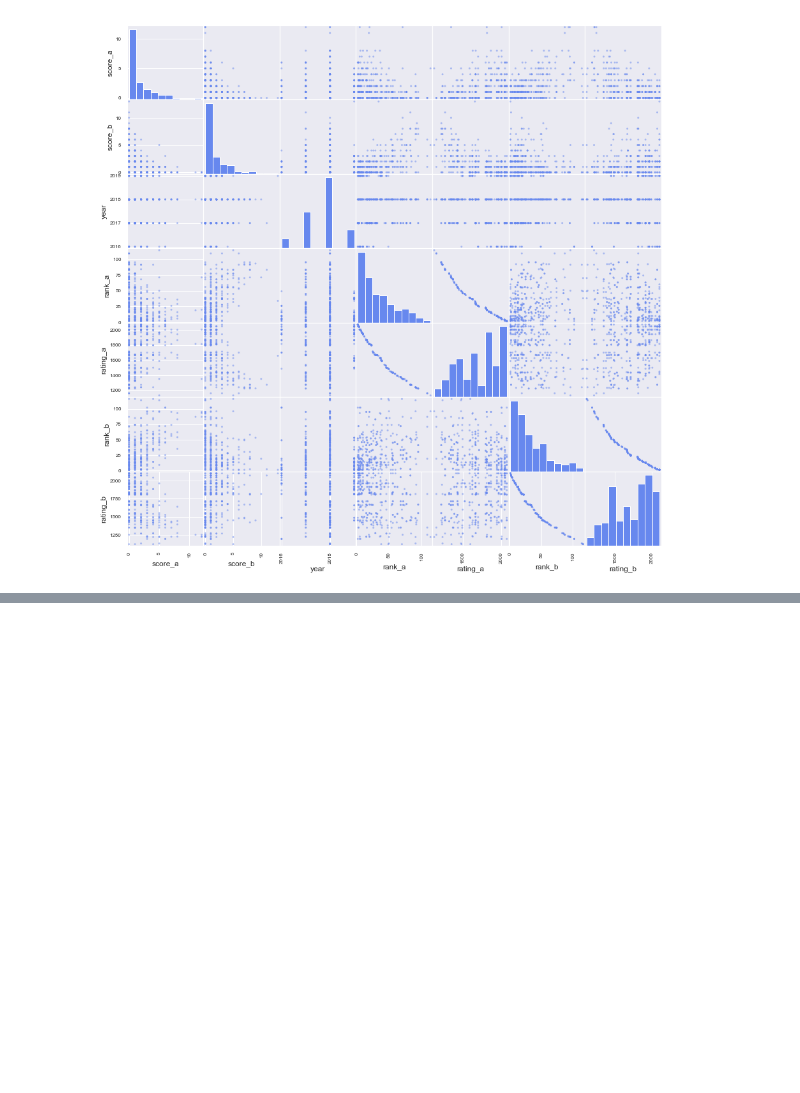
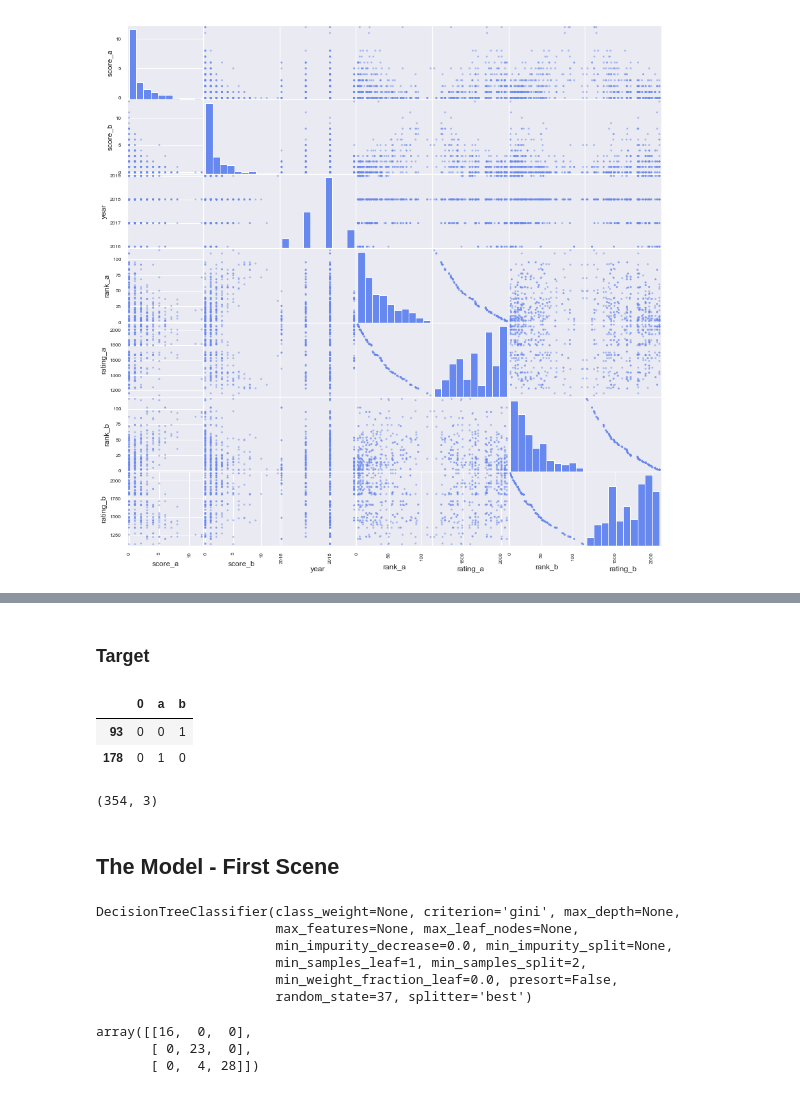
Before and after one commit to BAlmeidaS/women-world-cup-predictor, a Jupyter notebook: women_world_cup_predictor.ipynb, the cells around one changed output, grey strips where cells are left out. Cells and saved outputs as stored; diff of their text form; code cells hidden in the pictures; blank space fills up the shorter version.

```diff
--- a/women_world_cup_predictor.ipynb
+++ b/women_world_cup_predictor.ipynb
@@ -130,0 +222,14 @@ There are some correlations between scores of A and rating_a
+# %% [markdown]
+### Target
+# %%
+y_dummy = pd.get_dummies(y_raw)
+
+display(y_dummy.sample(2, random_state=43))
+display(y_dummy.shape)
+# %% [output]
+|  | 0 | a | b |
+| 93 | 0 | 0 | 1 |
+| 178 | 0 | 1 | 0 |
+(354, 3)
+# %% [markdown]
+## The Model - First Scene
@@ -130,0 +240,12 @@ There are some correlations between scores of A and rating_a
+# %%
+from sklearn.tree import DecisionTreeClassifier
+
+dt = DecisionTreeClassifier(random_state=37)
+dt.fit(X_train, y_train)
+# %% [output]
+DecisionTreeClassifier(class_weight=None, criterion='gini', max_depth=None,
+                       max_features=None, max_leaf_nodes=None,
+                       min_impurity_decrease=0.0, min_impurity_split=None,
+                       min_samples_leaf=1, min_samples_split=2,
+                       min_weight_fraction_leaf=0.0, presort=False,
+                       random_state=37, splitter='best')
@@ -130,0 +254,7 @@ There are some correlations between scores of A and rating_a
+# %%
+from sklearn.metrics import confusion_matrix
+confusion_matrix(y_test.values.argmax(axis=1), pred.argmax(axis=1))
+# %% [output]
+array([[16,  0,  0],
+       [ 0, 23,  0],
+       [ 0,  4, 28]])
```
Also changed, not shown: parts of 12 cells of this notebook.
